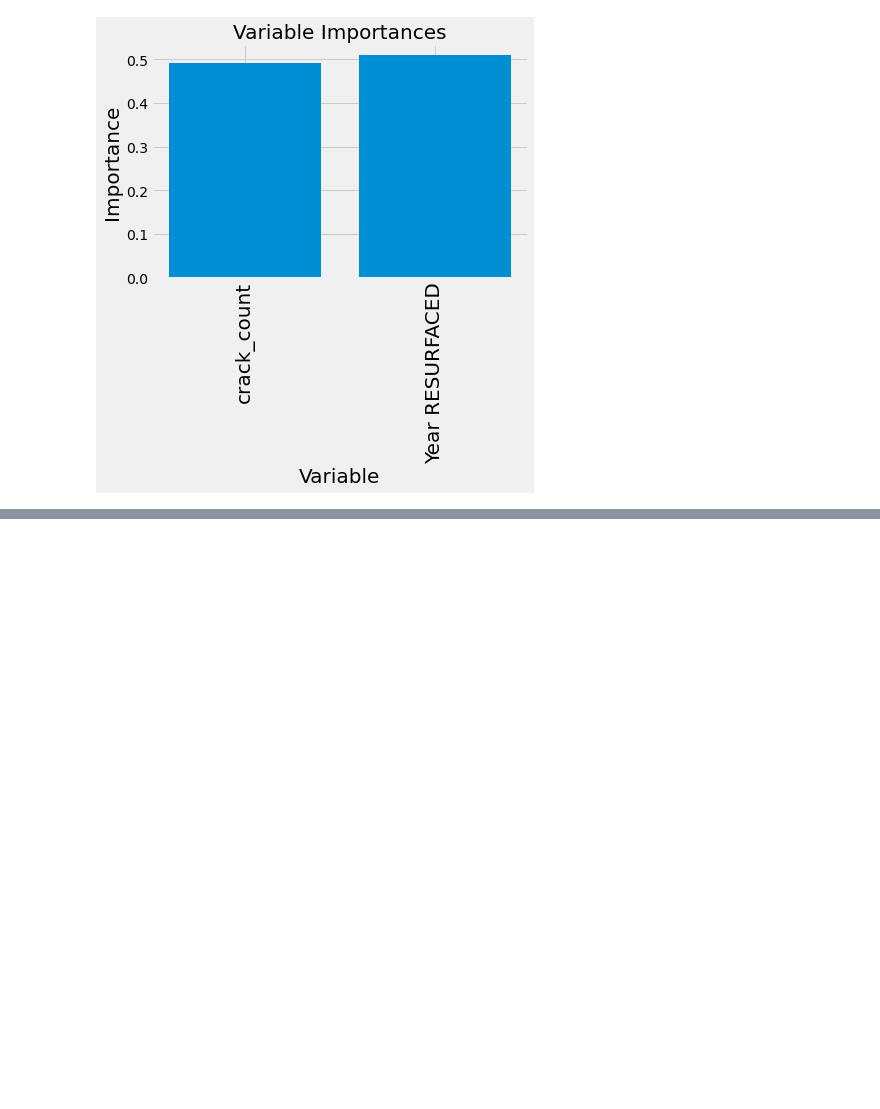
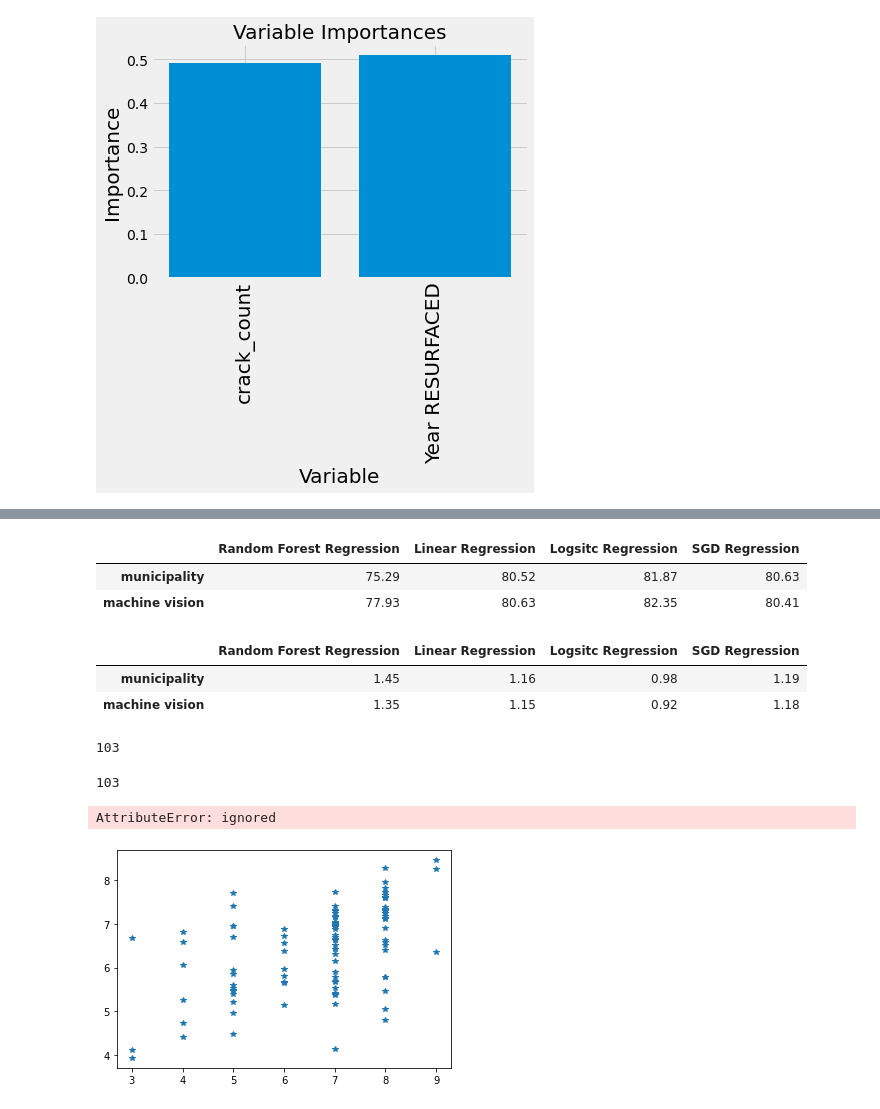
Before and after one commit to mounesi/pa, a Jupyter notebook: notebooks/regressionAnalysisIrvingtonVillage.ipynb, the cells around one changed output, grey strips where cells are left out. Saved outputs shown, nothing was run; the diff lists cells and outputs as text; code cells hidden in the pictures; blank space fills up the shorter version.

Commit message:
Regression Analysis Updated

```diff
--- a/notebooks/regressionAnalysisIrvingtonVillage.ipynb
+++ b/notebooks/regressionAnalysisIrvingtonVillage.ipynb
@@ -292,0 +353,30 @@ graph.write_png('/content/small_tree.png');
+# %%
+df_acc = pd.DataFrame()
+df_acc['Random Forest Regression'] = 75.29, 77.93
+df_acc['Linear Regression'] = 80.52, 80.63
+df_acc['Logsitc Regression'] = 81.87, 82.35
+df_acc['SGD Regression'] = 80.63, 80.41
+
+df_acc.rename(index = {0: 'municipality'}, inplace = True)
+df_acc.rename(index = {1: 'machine vision'}, inplace = True)
+
+df_acc
+# %% [output]
+|  | Random Forest Regression | Linear Regression | Logsitc Regression | SGD Regression |
+| municipality | 75.29 | 80.52 | 81.87 | 80.63 |
+| machine vision | 77.93 | 80.63 | 82.35 | 80.41 |
+# %%
+df_mape = pd.DataFrame()
+df_mape['Random Forest Regression'] = 1.45, 1.35
+df_mape['Linear Regression'] = 1.16, 1.15
+df_mape['Logsitc Regression'] = 0.98, 0.92
+df_mape['SGD Regression'] = 1.19, 1.18
+
+df_mape.rename(index = {0: 'municipality'}, inplace = True)
+df_mape.rename(index = {1: 'machine vision'}, inplace = True)
+
+df_mape.head()
+# %% [output]
+|  | Random Forest Regression | Linear Regression | Logsitc Regression | SGD Regression |
+| municipality | 1.45 | 1.16 | 0.98 | 1.19 |
+| machine vision | 1.35 | 1.15 | 0.92 | 1.18 |
@@ -292,0 +387,36 @@ graph.write_png('/content/small_tree.png');
+# %%
+pred = np.array([6.352, 5.864, 6.651, 7.253, 6.63 , 7.415, 7.318, 5.43 , 6.919,
+       7.324, 7.718, 4.49 , 6.878, 6.431, 7.256, 5.464, 6.811, 7.055,
+       7.131, 5.698, 5.611, 7.814, 6.906, 6.959, 4.107, 6.669, 6.951,
+       6.959, 7.582, 7.394, 6.987, 6.586, 7.72 , 7.299, 6.638, 5.662,
+       7.347, 7.176, 5.217, 7.726, 6.512, 5.541, 6.691, 5.779, 5.366,
+       6.419, 7.013, 7.399, 7.192, 5.534, 7.585, 6.382, 5.775, 6.565,
+       7.726, 6.511, 7.951, 6.753, 6.963, 7.055, 5.664, 5.652, 6.733,
+       5.938, 6.593, 6.396, 6.971, 7.657, 5.782, 7.623, 5.484, 7.314,
+       5.147, 5.157, 7.112, 6.626, 8.271, 5.045, 5.962, 6.068, 5.471,
+       7.153, 8.457, 6.88 , 6.153, 7.299, 5.398, 5.268, 4.73 , 4.416,
+       4.797, 4.127, 7.16 , 6.317, 4.969, 6.7  , 6.982, 5.893, 5.4  ,
+       3.934, 5.798, 8.252, 7.247])
+# %%
+len(pred)
+# %% [output]
+103
+# %%
+len(labels)
+# %% [output]
+103
+# %%
+import numpy as np
+import matplotlib.pyplot as plt
+
+fig,ax = plt.subplots(1)
+
+# create some x data and some integers for the y axis
+#x = np.array([3,5,2,4])
+#y = np.arange(4)
+
+# plot the data
+ax.plot(labels,pred, '*')
+# %% [output]
+AttributeError: ignored
+[figure, added]
```
Also changed, not shown: parts of 25 cells of this notebook.
